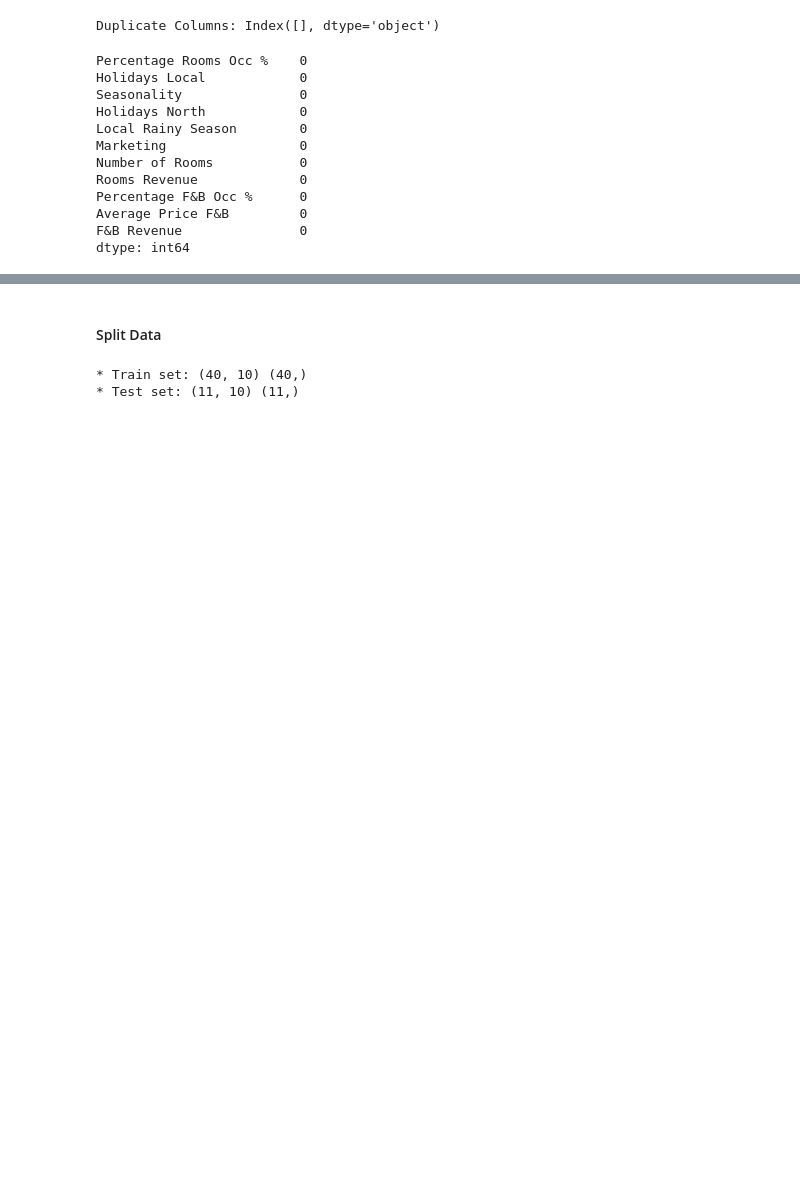
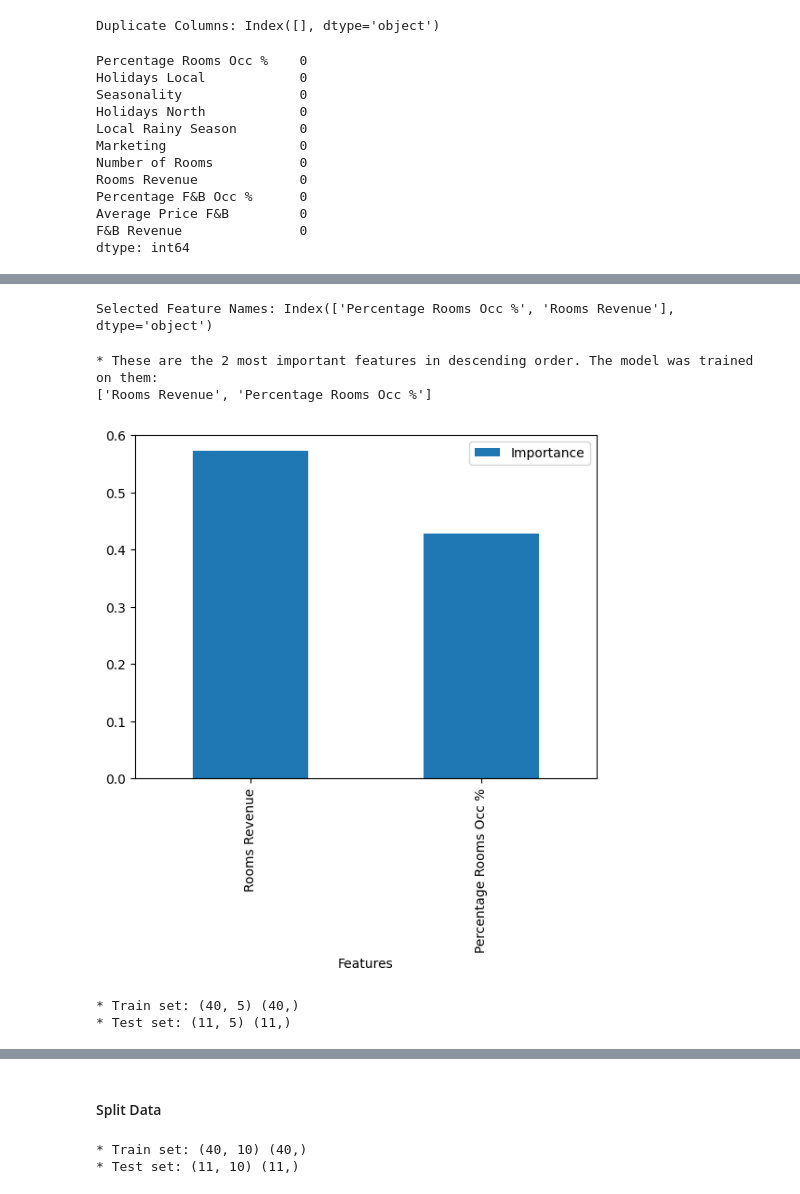
Before and after one commit to Danpr1984/hotelbudget, a Jupyter notebook: predictive_models/2.f&b_revenue.ipynb, the cells around one changed output, grey strips where cells are left out. Cells and saved outputs as stored; diff of their text form; code cells hidden in the pictures; blank space fills up the shorter version.

```diff
--- a/predictive_models/2.f&b_revenue.ipynb
+++ b/predictive_models/2.f&b_revenue.ipynb
@@ -130,0 +143,18 @@ dtype: int64
+# %%
+# ML Algorithms
+from sklearn.ensemble import RandomForestRegressor
+from sklearn.ensemble import RandomForestClassifier
+from sklearn.ensemble import GradientBoostingRegressor
+from sklearn.ensemble import AdaBoostRegressor
+from sklearn.linear_model import LinearRegression
+from sklearn.tree import DecisionTreeRegressor
+
+def pipeline_random_forest_reg():
+    pipeline = Pipeline([
+        ("feature_scaling", StandardScaler()),
+        ("feature_selection", SelectFromModel(RandomForestRegressor(random_state=101))),
+        ("model", RandomForestRegressor(random_state=101)),
+])
+
+    return pipeline
+pipeline_random_forest_reg()
@@ -130,0 +235,42 @@ dtype: int64
+# %%
+# Get the feature selection model from the pipeline
+feature_selection_model = pipeline_1.named_steps["feature_selection"]
+
+# Get the feature selection mask
+feature_mask = feature_selection_model.get_support()
+
+# Get the original feature names
+selected_feature_names = X_train_1.columns[feature_mask]
+
+# Print the selected feature names
+print("Selected Feature Names:", selected_feature_names)
+# %% [output]
+Selected Feature Names: Index(['Percentage Rooms Occ %', 'Rooms Revenue'], dtype='object')
+# %%
+def feature_importance_tree_based_models(model, columns):
+    """ Gets the mode, and the columns used to train the model
+        we use the model.feature_importanes_ and columns to make a DataFrame that shows
+        the importance of each feature and then we print the features name and its relative
+        importance order, followed by a barplot indicating the importance
+        """
+    # Create DataFrame to display feature importance
+    df_feature_importance = pd.DataFrame(data={
+        'Features': columns,
+        'Importance': model.feature_importances_
+    }).sort_values(by='Importance', ascending=False)
+
+    best_features = df_feature_importance['Features'].to_list()
+
+    # Print the most important features and plot the feature importance
+    print(f"* These are the {len(best_features)} most important features in descending order. The model was trained on them:")
+    print(df_feature_importance['Features'].to_list())
+
+    df_feature_importance.plot(kind='bar', x='Features', y='Importance')
+    plt.show()
+# %%
+best_features = feature_importance_tree_based_models(model = pipeline_1['model'],
+                                     columns = X_train_1.columns[pipeline_1['feature_selection'].get_support()])
+# %% [output]
+* These are the 2 most important features in descending order. The model was trained on them:
+['Rooms Revenue', 'Percentage Rooms Occ %']
+[figure, added]
@@ -130,0 +280,10 @@ dtype: int64
+# %%
+X_train_1, X_test_1, y_train_1, y_test_1 = train_test_split(
+                                        df_relevant_1.drop(['Percentage F&B Occ %'], axis=1),
+                                        df_relevant_1['Percentage F&B Occ %'],
+                                        test_size=0.2,
+                                        random_state=(101))
+print("* Train set:", X_train_1.shape, y_train_1.shape,"\n* Test set:", X_test_1.shape, y_test_1.shape)
+# %% [output]
+* Train set: (40, 5) (40,)
+* Test set: (11, 5) (11,)
```
Also changed, not shown: parts of 25 cells of this notebook, 6 other files.
